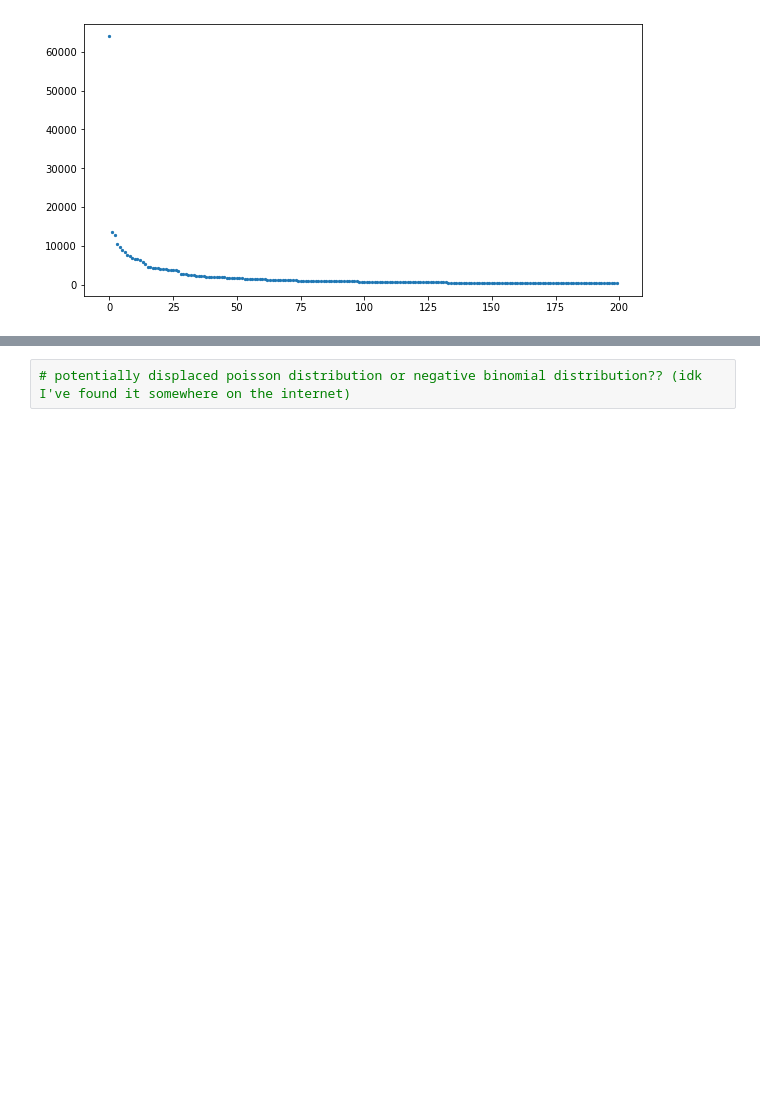
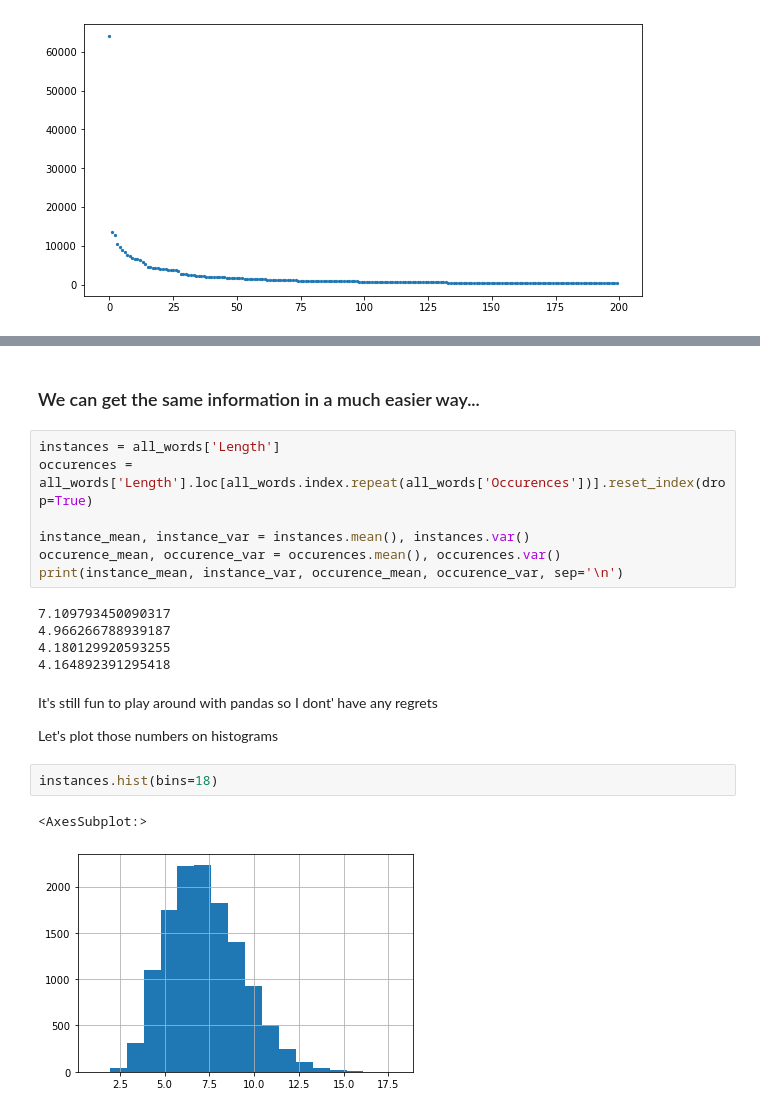
Before and after one commit to my-alaska/data-science-projects-exercises, a Jupyter notebook: word-frequency-experiment/processing_prototype.ipynb, the cells around one changed output, grey strips where cells are left out. Drawn from its saved outputs; the diff is of its cells as text; blank space fills up the shorter version.

```diff
--- a/word-frequency-experiment/example.ipynb
+++ b/word-frequency-experiment/processing_prototype.ipynb
@@ -166,5 +205,26 @@ plt.scatter(occurance_no.index,occurance_no/occurance_no.sum(),s=8)
 # %% [output]
 <matplotlib.collections.PathCollection at 0x...>
 [figure]
-# %%
-# potentially displaced poisson distribution or negative binomial distribution?? (idk I've found it somewhere on the internet)
+# %% [markdown]
+### We can get the same information in a much easier way...
+# %%
+instances = all_words['Length']
+occurences = all_words['Length'].loc[all_words.index.repeat(all_words['Occurences'])].reset_index(drop=True)
+
+instance_mean, instance_var = instances.mean(), instances.var()
+occurence_mean, occurence_var = occurences.mean(), occurences.var()
+print(instance_mean, instance_var, occurence_mean, occurence_var, sep='\n')
+# %% [output]
+7.109793450090317
+4.966266788939187
+4.180129920593255
+4.164892391295418
+# %% [markdown]
+It's still fun to play around with pandas so I dont' have any regrets
+
+Let's plot those numbers on histograms
+# %%
+instances.hist(bins=18)
+# %% [output]
+<AxesSubplot:>
+[figure, added]
```
Also changed, not shown: parts of 44 cells of this notebook, 3 other files.
